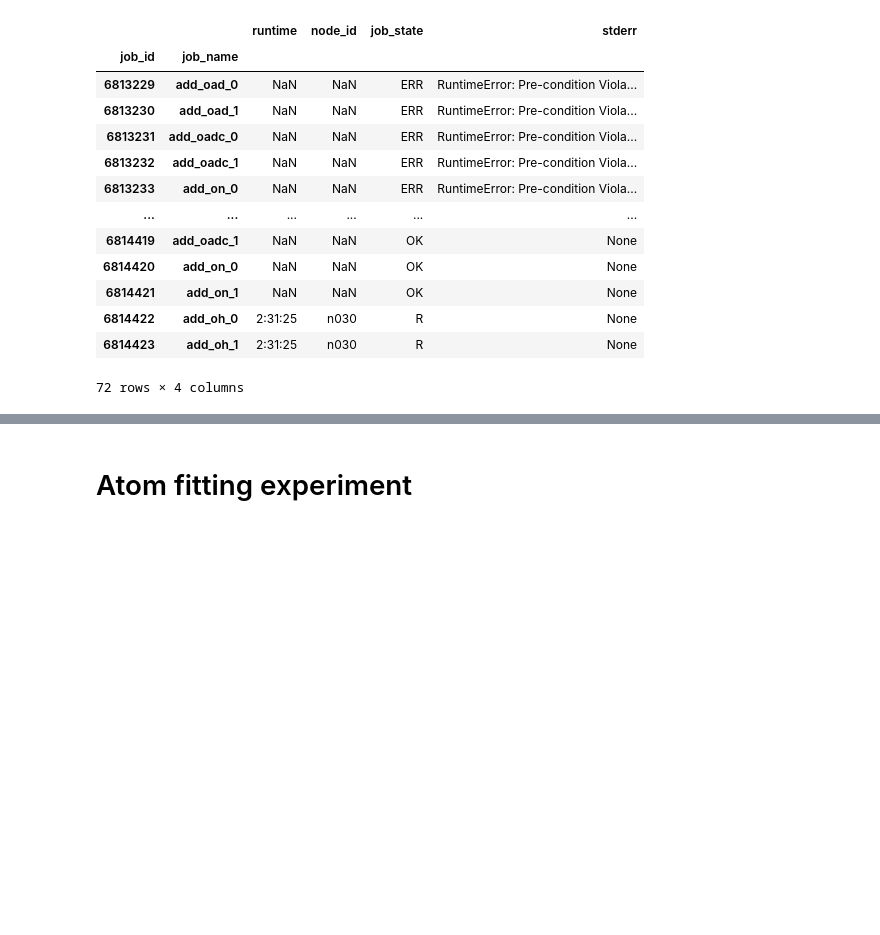
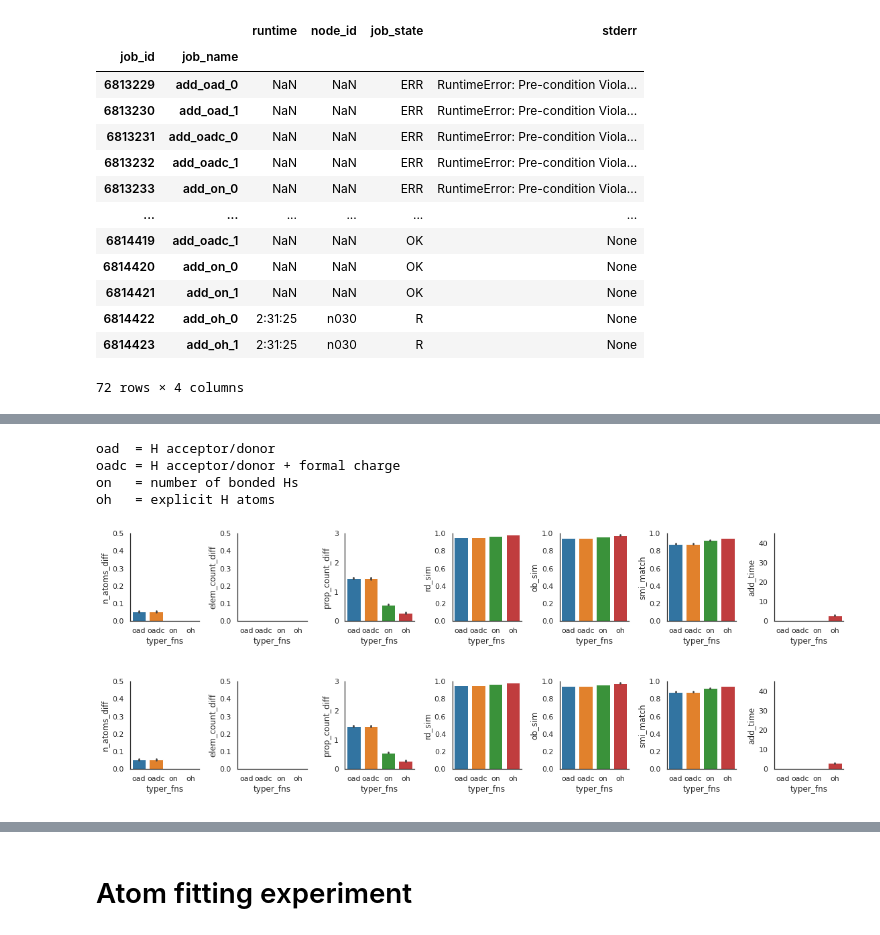
Before and after one commit to mattragoza/ipython-notebooks, a Jupyter notebook: new_atom_typing.ipynb, the cells around one changed output, grey strips where cells are left out. Drawn from its saved outputs; the diff is of its cells as text; code cells hidden in the pictures; blank space fills up the shorter version.

```diff
--- a/new_atom_typing.ipynb
+++ b/new_atom_typing.ipynb
@@ -390,2 +337,55 @@ add_metrics.groupby(['typer_fns', 'use_ob_mol'])[['example_idx']].count()
 | on | 0 | 100000 |
 |  | 1 | 100000 |
+# %%
+import matplotlib.pyplot as plt
+import seaborn as sns
+sns.set_context('notebook')
+
+typer_fn_map = dict(
+    oad ='H acceptor/donor',
+    oadc='H acceptor/donor + formal charge',
+    on  ='number of bonded Hs',
+    oh  ='explicit H atoms',
+)
+
+plot_df = add_metrics.reset_index()
+
+for use_ob_mol in [0, 1]:
+    fig = param_search.plot(
+        plot_df[plot_df['use_ob_mol'] == use_ob_mol],
+        x='typer_fns',
+        y=[
+            'n_atoms_diff',
+            'elem_count_diff',
+            'prop_count_diff',
+            'rd_sim',
+            'ob_sim',
+            'smi_match',
+            'add_time'
+        ],
+        hue=None,
+        n_cols=7,
+        width=2.25,
+        height=3,
+        plot_func=sns.barplot,
+        ylim=dict(
+            n_atoms_diff=[0, ],
+            elem_count_diff=[0, ],
+            prop_count_diff=[0, 3],
+            rd_sim=[0, 1],
+            ob_sim=[0, 1],
+            smi_match=[0, 1],
+            add_time=[0, 45],
+        )
+    )
+
+print('\n'.join(
+    '{} = {}'.format(tf.ljust(4), typer_fn_map[tf]) for tf in ['oad', 'oadc', 'on', 'oh']
+))
+# %% [output]
+oad  = H acceptor/donor
+oadc = H acceptor/donor + formal charge
+on   = number of bonded Hs
+oh   = explicit H atoms
+[figure, added]
+[figure, added]
```
Also changed, not shown: parts of 27 cells of this notebook.
